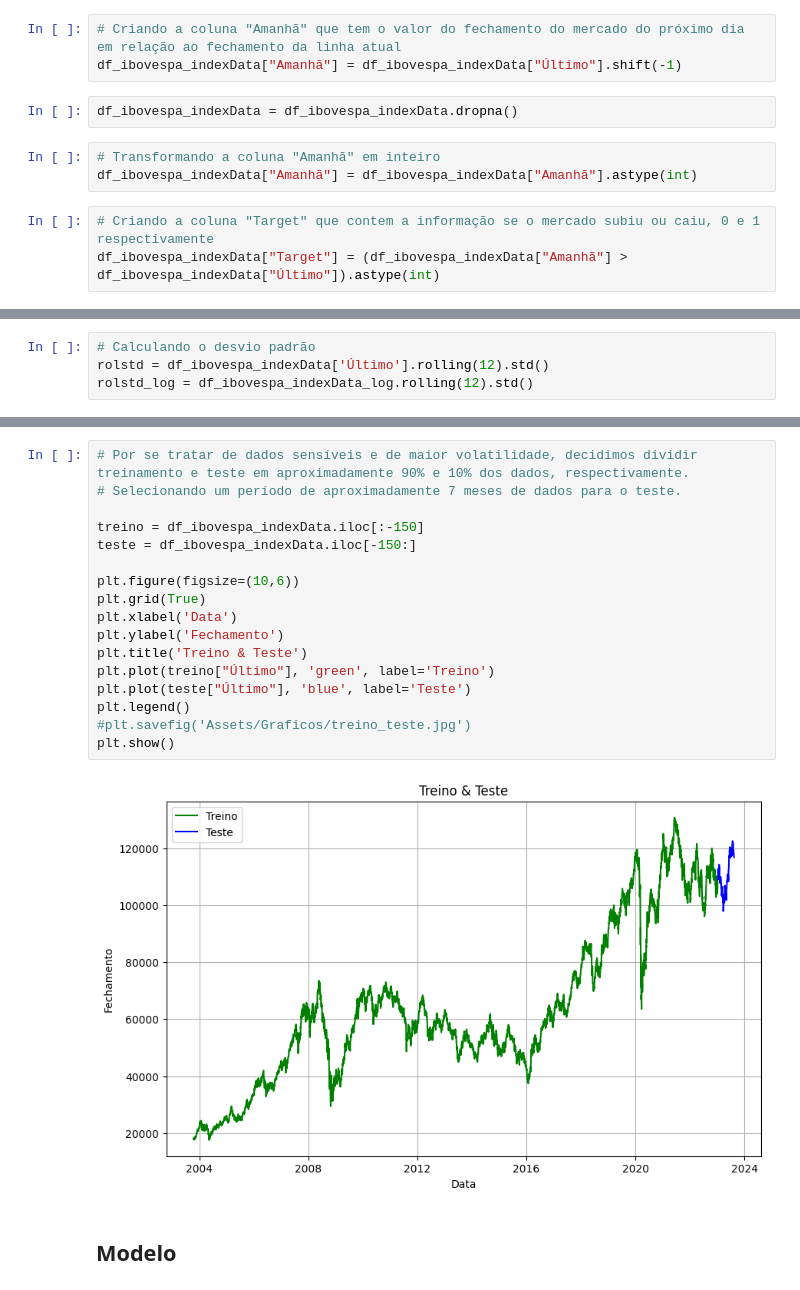
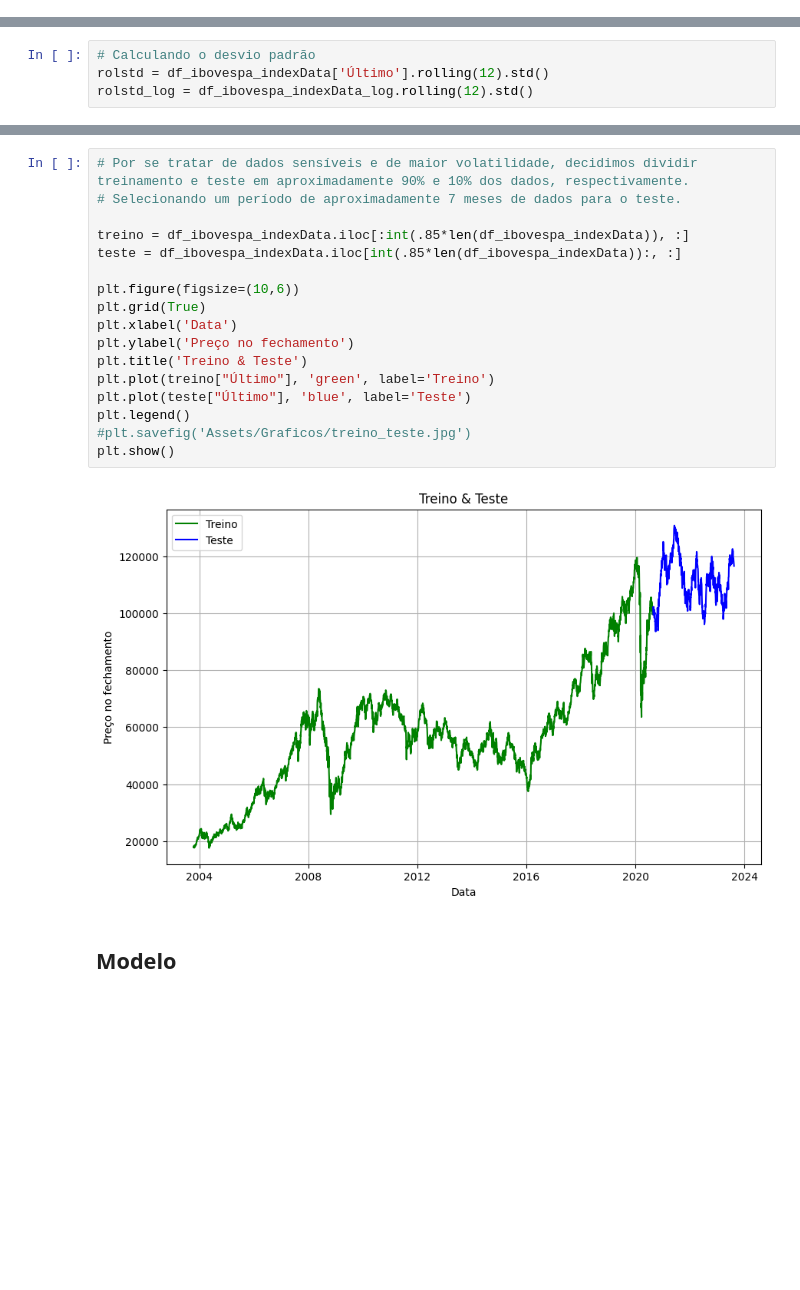
Before and after one commit to GabrielPCO/tech-challenge-ml, a Jupyter notebook: tech_challenge.ipynb, the cells around one changed output, grey strips where cells are left out. Cells and saved outputs as stored; diff of their text form; blank space fills up the shorter version.

Commit message:
Atualização de arquivo
Atualização de arquivo
Atualizando o arquivo tech_challenge.ipynb

```diff
--- a/tech_challenge.ipynb
+++ b/tech_challenge.ipynb
@@ -116,14 +119,3 @@ df_ibovespa_indexData = df_ibovespa.set_index(['Data'])
 # %%
 # Ajustando o DataFrame para os dados ficarem em ordem ascendente quanto a data
 df_ibovespa_indexData = df_ibovespa_indexData.sort_index()
-# %%
-# Criando a coluna "Amanhã" que tem o valor do fechamento do mercado do próximo dia em relação ao fechamento da linha atual
-df_ibovespa_indexData["Amanhã"] = df_ibovespa_indexData["Último"].shift(-1)
-# %%
-df_ibovespa_indexData = df_ibovespa_indexData.dropna()
-# %%
-# Transformando a coluna "Amanhã" em inteiro
-df_ibovespa_indexData["Amanhã"] = df_ibovespa_indexData["Amanhã"].astype(int)
-# %%
-# Criando a coluna "Target" que contem a informação se o mercado subiu ou caiu, 0 e 1 respectivamente
-df_ibovespa_indexData["Target"] = (df_ibovespa_indexData["Amanhã"] > df_ibovespa_indexData["Último"]).astype(int)
@@ -237,21 +213,21 @@ plt.show()
 # %%
 # Por se tratar de dados sensíveis e de maior volatilidade, decidimos dividir treinamento e teste em aproximadamente 90% e 10% dos dados, respectivamente.
 # Selecionando um período de aproximadamente 7 meses de dados para o teste.
 
-treino = df_ibovespa_indexData.iloc[:-150]
-teste = df_ibovespa_indexData.iloc[-150:]
+treino = df_ibovespa_indexData.iloc[:int(.85*len(df_ibovespa_indexData)), :]
+teste = df_ibovespa_indexData.iloc[int(.85*len(df_ibovespa_indexData)):, :]
 
 plt.figure(figsize=(10,6))
 plt.grid(True)
 plt.xlabel('Data')
-plt.ylabel('Fechamento')
+plt.ylabel('Preço no fechamento')
 plt.title('Treino & Teste')
 plt.plot(treino["Último"], 'green', label='Treino')
 plt.plot(teste["Último"], 'blue', label='Teste')
 plt.legend()
 #plt.savefig('Assets/Graficos/treino_teste.jpg')
 plt.show()
 # %% [output]
-[figure, old version]
+[figure, new version]
 # %% [markdown]
 ## Modelo
```
Also changed, not shown: parts of 26 cells of this notebook.
